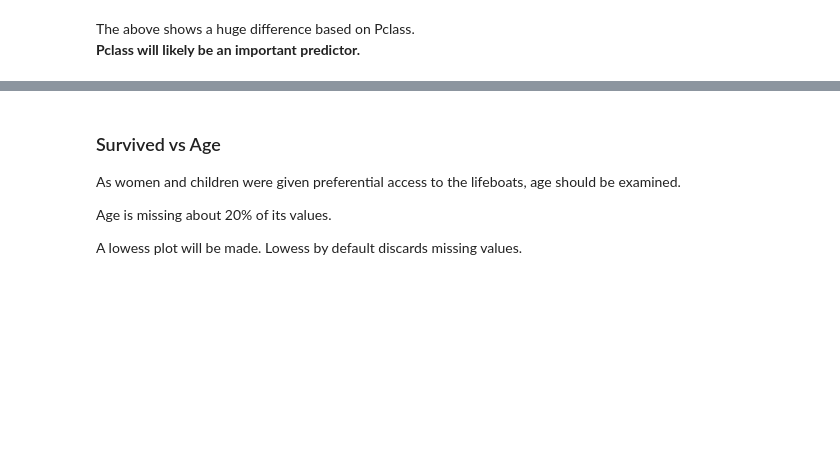
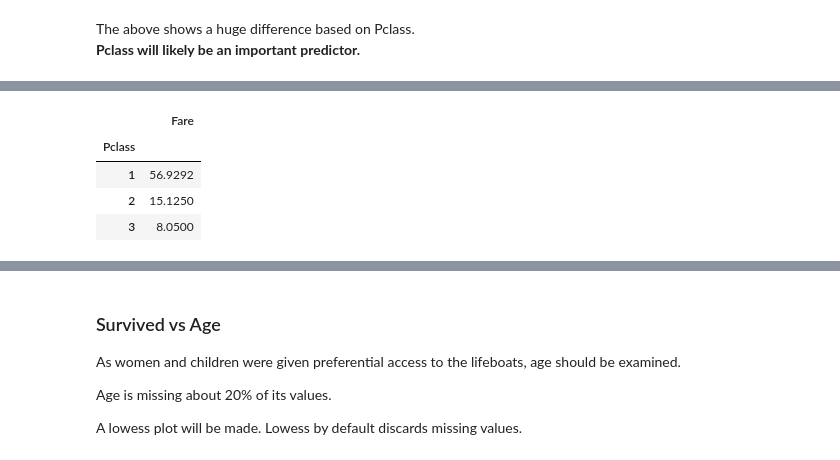
Before and after one commit to sdiehl28/Scikit-Learn-Workflow, a Jupyter notebook: projects/titanic/TitanicN02.ipynb, the cells around one changed output, grey strips where cells are left out. Cells and saved outputs as stored; diff of their text form; code cells hidden in the pictures; blank space fills up the shorter version.

```diff
--- a/projects/titanic/TitanicN02.ipynb
+++ b/projects/titanic/TitanicN02.ipynb
@@ -179,0 +178,8 @@ fare_50, fare_90 = np.quantile(eda_data['Fare'], q=[0.50, 0.90])
+# %%
+eda_data.groupby(['Pclass']).agg({'Fare':'median'})
+# %% [output]
+|  | Fare |
+| Pclass |  |
+| 1 | 56.9292 |
+| 2 | 15.1250 |
+| 3 | 8.0500 |
```
Also changed, not shown: parts of 35 cells of this notebook, 6 other files.
